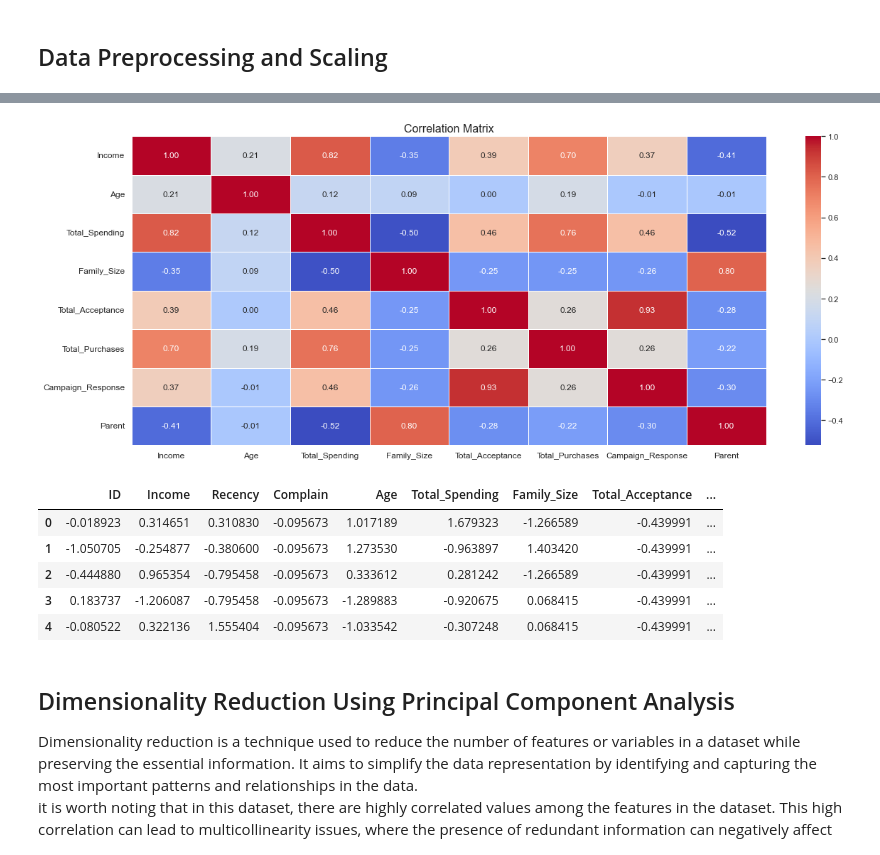
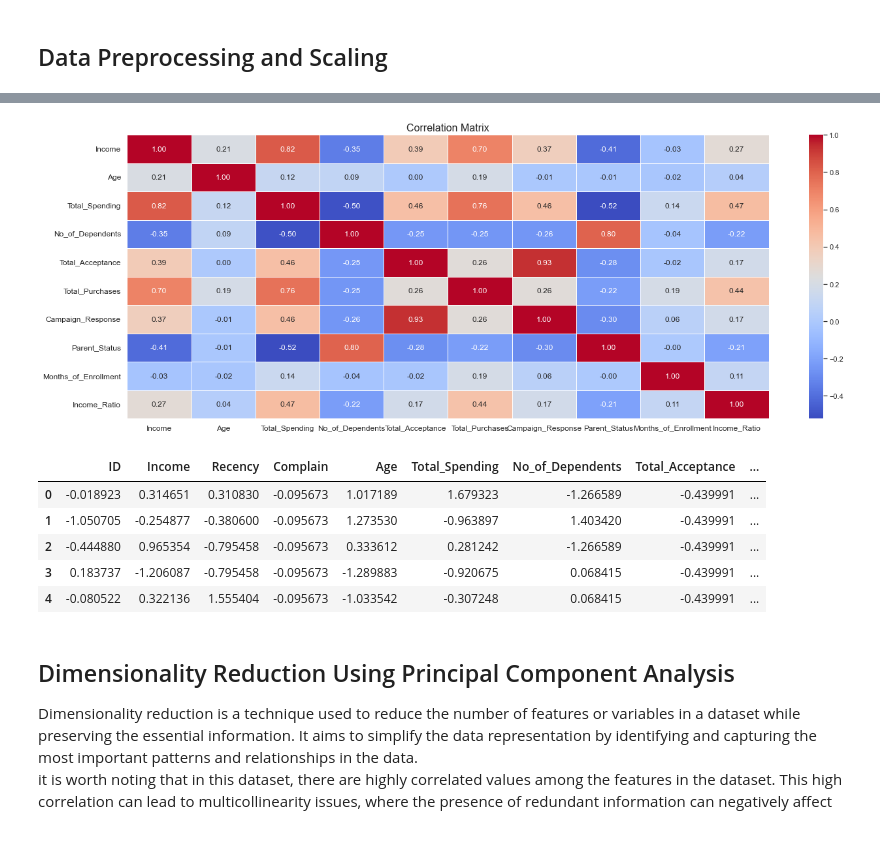
Before and after one commit to Abdulraqib20/Customer-Personality-Analysis, a Jupyter notebook: customer_personality_analysis.ipynb, the cells around one changed output, grey strips where cells are left out. Saved outputs shown, nothing was run; the diff lists cells and outputs as text; code cells hidden in the pictures.

```diff
--- a/customer_personality_analysis.ipynb
+++ b/customer_personality_analysis.ipynb
@@ -155,21 +162,22 @@ Name: Dt_Customer, Length: 662, dtype: int64
 # %%
-# customer age
-df['Age'] = datetime.datetime.now().year - df['Year_Birth']
+# customer age: since the customer registration with the company was between 2012 and 2014, we assume that the data was collected in January 2015 for simplicity.
+df['Age'] = 2015 - df['Year_Birth']
 
 # total spending
 spending_cols = ['MntWines', 'MntFruits', 'MntMeatProducts', 'MntFishProducts', 'MntSweetProducts', 'MntGoldProds']
 df['Total_Spending'] = df[spending_cols].sum(axis=1)
 
-# total number of individuals in each customer's household
-df['Family_Size'] = df['Kidhome'] + df['Teenhome'] + 1
+# total number of dependents in each customer's household
+# df['Family_Size'] = df['Kidhome'] + df['Teenhome'] + 1 # marital status may be included.
+df['No_of_Dependents'] = df['Kidhome'] + df['Teenhome']
 
 # total number of campaigns accepted by each customer
 campaign_cols = ['AcceptedCmp1', 'AcceptedCmp2', 'AcceptedCmp3', 'AcceptedCmp4', 'AcceptedCmp5']
 df['Total_Acceptance'] = df[campaign_cols].sum(axis=1)
 
-# number of days since each customer's enrollment with the company until the current date
+# number of months since each customer's enrollment with the company until the current date
 df['Dt_Customer'] = pd.to_datetime(df['Dt_Customer'])
-df['days_of_enrollment'] = (datetime.datetime.now() - df['Dt_Customer']).dt.days
+df['Months_of_Enrollment'] = ((pd.Timestamp('2015-01-01') - df['Dt_Customer']) / np.timedelta64(1, 'M')).astype(int)
 
 # most frequent purchasing channel
 purchase_cols = ['NumWebPurchases', 'NumCatalogPurchases', 'NumStorePurchases']
@@ -209,7 +217,9 @@ df['Education_Level'] = df['Education'].replace({
 })
 
 # parental status
-df['Parent'] = ((df['Kidhome'] > 0) | (df['Teenhome'] > 0)).astype(int)
+df['Parent_Status'] = ((df['Kidhome'] > 0) | (df['Teenhome'] > 0)).astype(int)
+
+df['Income_Ratio'] = df['Total_Spending'] / df['Income']
 
 # dropping redundant columns
 df = df.drop([
@@ -486,0 +578,7 @@ plt.show();
+# %%
+plt.figure(figsize=[10, 7])
+colors = ['#8e0201', '#e8cccc']
+palette = sns.set_palette(sns.color_palette(colors))
+sns.countplot(data=df, x='Purchasing_Channel', hue='Complain', palette=palette)
+plt.title('Purchasing Channel and Complain distribution', fontsize=16)
+plt.show();
@@ -521,4 +635,5 @@ Name: Income, dtype: float64
 # %%
+# removing outliers
 def remove_outliers(column):
     q1 = column.quantile(0.25)
     q3 = column.quantile(0.75)
@@ -531,6 +646,6 @@ def remove_outliers(column):
 
 no_outliers_age = remove_outliers(df['Age'])
 no_outliers_income = remove_outliers(df['Income'])
-df_no = df[(df['Age'].isin(no_outliers_age)) & (df['Income'].isin(no_outliers_income))]
-df_no.sample(10)
+df = df[(df['Age'].isin(no_outliers_age)) & (df['Income'].isin(no_outliers_income))]
+df.sample(10)
 # %% [output]
@@ -548,28 +702,29 @@ df_no.sample(10)
 # %%
 # now lets check item correlation after removing outliers
-corr = df_no[['Income', 'Age', 'Total_Spending', 'Family_Size', 'Total_Acceptance', 'Total_Purchases', 'Campaign_Response', 'Parent']].corr()
-plt.figure(figsize=[20, 8])
+corr = df[['Income', 'Age', 'Total_Spending', 'No_of_Dependents', 'Total_Acceptance',
+              'Total_Purchases', 'Campaign_Response', 'Parent_Status', 'Months_of_Enrollment', 'Income_Ratio']].corr()
+plt.figure(figsize=[22, 8])
 sns.heatmap(corr, annot=True, cmap='coolwarm', fmt=".2f", linewidths=0.5)
 
 plt.title('Correlation Matrix', fontsize=16)
 plt.xticks(fontsize=12)
 plt.yticks(fontsize=12)
 plt.show();
 # %% [output]
-[figure, old version]
+[figure, new version]
 # %%
 # apply label encoding and scale the dataset
 le = LabelEncoder()
-cat_cols = df_no.select_dtypes(include='object').columns
+cat_cols = df.select_dtypes(include='object').columns
 for col in cat_cols:
-    df_no[col] = le.fit_transform(df_no[col])
+    df[col] = le.fit_transform(df[col])
 
 scaler = StandardScaler()
-scaled_data = scaler.fit_transform(df_no)
-df_scaled = pd.DataFrame(scaled_data, columns=df_no.columns)
+scaled_data = scaler.fit_transform(df)
+df_scaled = pd.DataFrame(scaled_data, columns=df.columns)
 df_scaled.head()
 # %% [output]
-|  | ID | Income | Recency | Complain | Age | Total_Spending | Family_Size | Total_Acceptance | ... |
+|  | ID | Income | Recency | Complain | Age | Total_Spending | No_of_Dependents | Total_Acceptance | ... |
 | 0 | -0.018923 | 0.314651 | 0.310830 | -0.095673 | 1.017189 | 1.679323 | -1.266589 | -0.439991 | ... |
 | 1 | -1.050705 | -0.254877 | -0.380600 | -0.095673 | 1.273530 | -0.963897 | 1.403420 | -0.439991 | ... |
 | 2 | -0.444880 | 0.965354 | -0.795458 | -0.095673 | 0.333612 | 0.281242 | -1.266589 | -0.439991 | ... |
```
Also changed, not shown: parts of 101 cells of this notebook.
